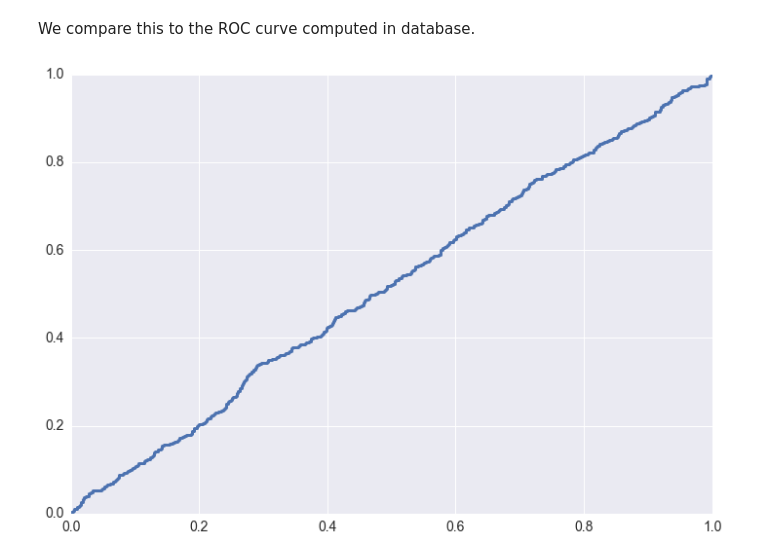
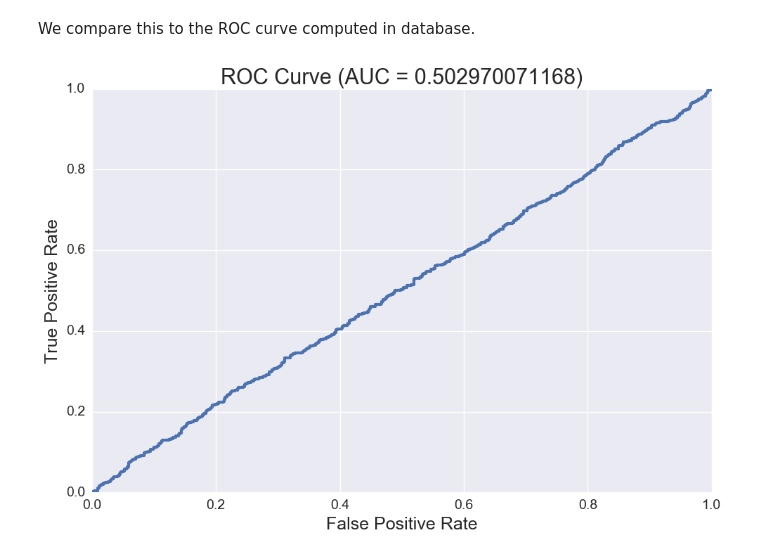
Before and after one commit to gregtam/jupyter-notebook-initializer, a Jupyter notebook: MPP ROC Curve.ipynb, the cells around one changed output. Drawn from its saved outputs; the diff is of its cells as text; code cells hidden in the pictures.

```diff
--- a/MPP ROC Curve.ipynb
+++ b/MPP ROC Curve.ipynb
@@ -227,9 +236,14 @@ plt.tight_layout()
 # %% [markdown]
 We compare this to the ROC curve computed in database.
 # %%
-df = get_roc_values('roc_data', 'y_true', 'y_score', conn)
+roc_df = get_roc_values('roc_data', 'y_true', 'y_score', conn)
+# Compute the AUC in database
+db_auc_score = get_roc_auc_score(roc_df)
-# %%
-plt.plot(df.fpr, df.tpr)
-plt.tight_layout()
-# %% [output]
-[figure, removed]
+# %%
+plt.plot(roc_df.fpr, roc_df.tpr)
+plt.title('ROC Curve (AUC = {})'.format(db_auc_score))
+plt.xlabel('False Positive Rate')
+plt.ylabel('True Positive Rate')
+plt.tight_layout()
+# %% [output]
+[figure, added]
```
Also changed, not shown: parts of 7 cells of this notebook, 3 other files.
